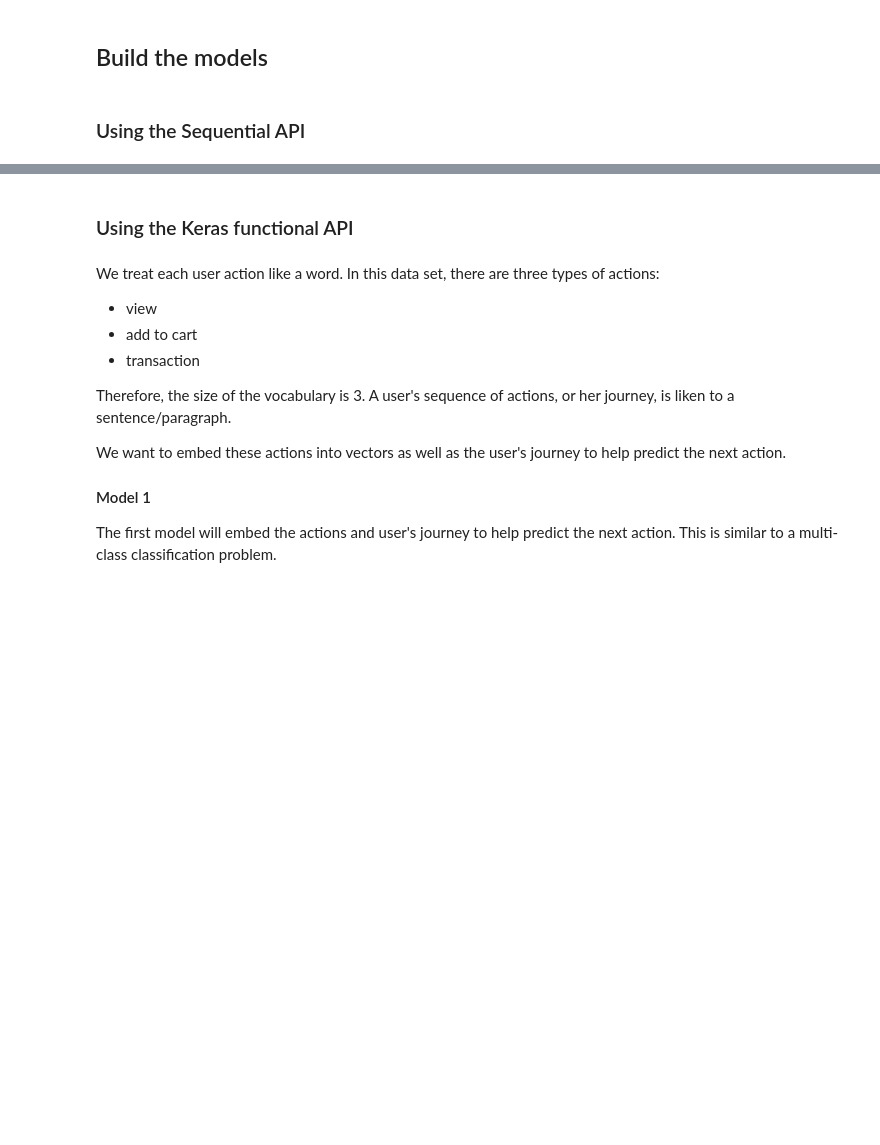
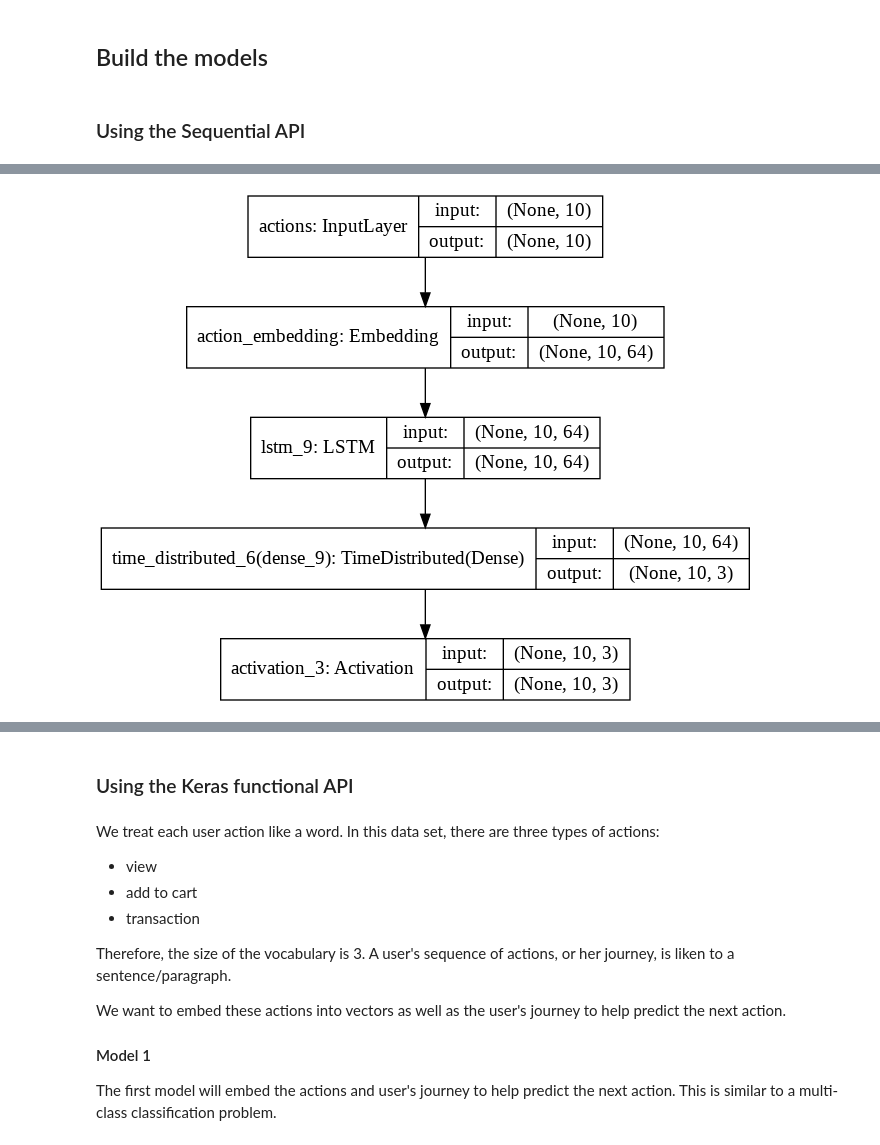
Before and after one commit to j3nguyen/user_item_embeddings, a Jupyter notebook: NextAction.ipynb, the cells around one changed output, grey strips where cells are left out. Saved outputs shown, nothing was run; the diff lists cells and outputs as text; code cells hidden in the pictures; blank space fills up the shorter version.

```diff
--- a/NextAction.ipynb
+++ b/NextAction.ipynb
@@ -254,0 +255,29 @@ Please use `rate` instead of `keep_prob`. Rate should be set to `rate = 1 - keep
+# %%
+#create the LSTM network
+
+# sequence of actions
+A = Input(shape=(timesteps,), name="actions") #length of sequence, size of vocab
+
+#create embedding for actions and for users
+a = Embedding(input_dim=num_actions, output_dim=hidden_size, input_length=timesteps, name='action_embedding')(A) # shape 50,64
+
+L = LSTM(hidden_size,return_sequences=True)(a)
+
+predictions = TimeDistributed(Dense(num_actions, activation='softmax'))(L)
+predictions = Activation('softmax')(predictions)
+
+model4 = Model(inputs=A, outputs=predictions)
+model4.summary()
+
+
+# model4 = Sequential()
+# model4.add(Embedding(num_actions, hidden_size, input_length=10, name='action_embedding'))
+# # model4.add(LSTM(hidden_size, return_sequences=True))
+# model4.add(LSTM(hidden_size, return_sequences=True))
+
+# # model4.add(Dropout(rate=0.5))
+# model4.add(TimeDistributed(Dense(num_actions)))
+# model4.add(Activation('softmax'))
+# # model4.add(Dense(num_actions, activation='softmax'))
+
+# model4.summary()
@@ -254,0 +303,4 @@ Please use `rate` instead of `keep_prob`. Rate should be set to `rate = 1 - keep
+# %%
+plot_model(model4, show_shapes=True, show_layer_names=True)
+# %% [output]
+[figure, added]
```
Also changed, not shown: parts of 52 cells of this notebook.
